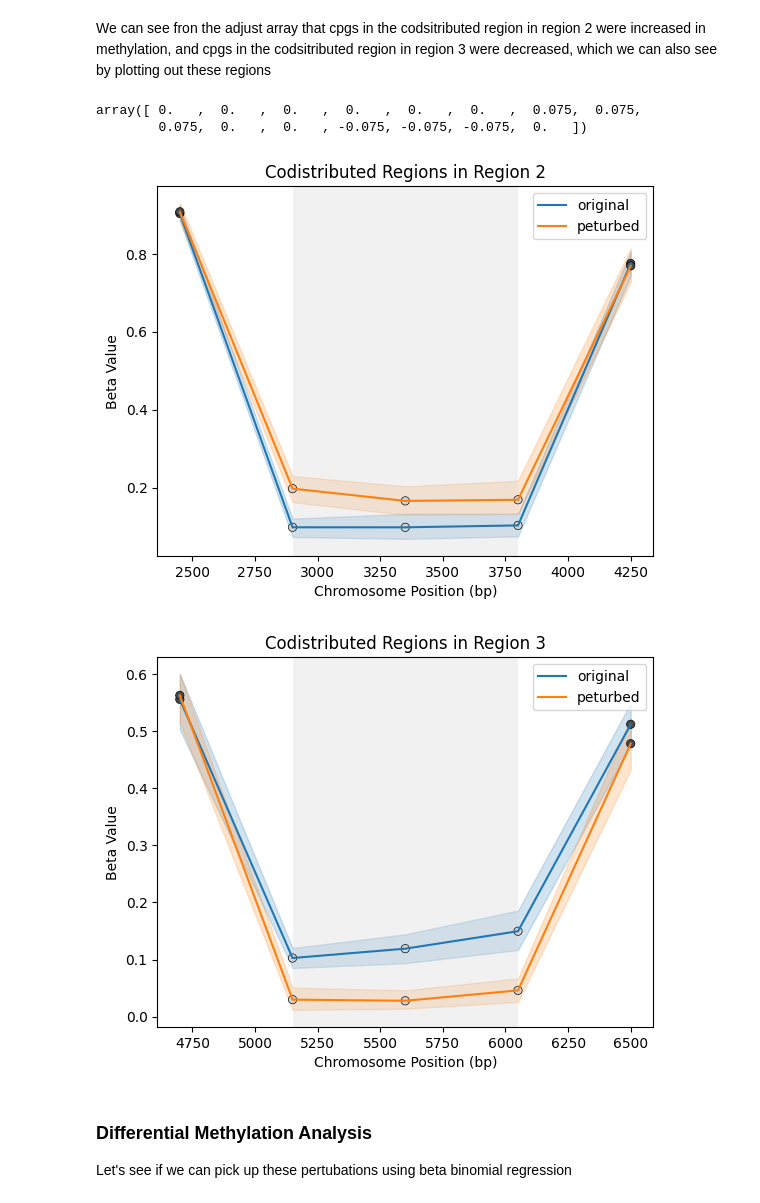
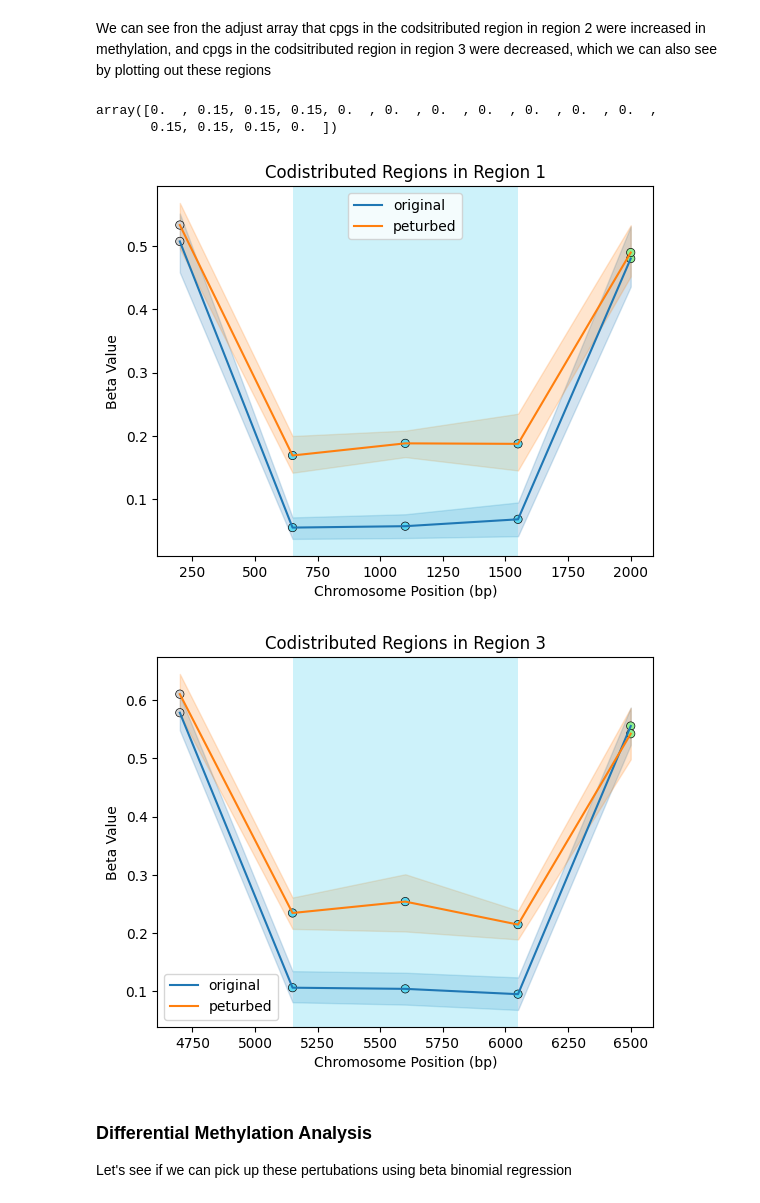
Before and after one commit to AndyCGraham/pyMethTools, a Jupyter notebook: vignettes/vignette.ipynb, the cells around one changed output. Cells and saved outputs as stored; diff of their text form; code cells hidden in the pictures.

Commit message:
Enhancement:new_codistrib

```diff
--- a/vignettes/vignette.ipynb
+++ b/vignettes/vignette.ipynb
@@ -12,7 +15,7 @@ np.random.seed(123)
 sample_size=15
 n_cpg=15
 read_depth=30
-meth_levels=[0.5,0.06,0.06,0.06,0.5,0.9,0.1,0.1,0.1,0.8, 0.6,0.12,0.13,0.14,0.5]
+meth_levels=[0.5,0.06,0.06,0.06,0.5,0.9,0.1,0.1,0.1,0.8, 0.6,0.12,0.13,0.12,0.5]
 coverage = np.empty(shape=(n_cpg,sample_size), dtype=int)
 meth = np.empty(shape=(n_cpg,sample_size), dtype=int)
 for sample in range(0, sample_size):
@@ -62,7 +62,11 @@ We can see in this simple example we found that the middle three cpgs in each re
 We can also simulate a pertubation to a set of samples, which alters the level of methylation in some of these regions.
 This is done by setting adjust factor, which specifies the log2FoldChange of the proportion of reads methylated at a CpG. This adjust factor will be applied to cpgs in n_diff_regions (here 2), with half of the regions experiencing a negative change and half a positive change in the number of reads methylated over their CpGs by default (change the prop_pos paramter to alter this).
 # %%
-sim_meth,sim_coverage,adjust=obj.sim_multiple_cpgs(sample_size=15,use_codistrib_regions=True,ncpu=1,adjust_factor=0.075,n_diff_regions=2,chunksize=1)
+sim_meth,sim_coverage,adjust,adjust_regions=obj.sim_multiple_cpgs(sample_size=15,
+                                                                  use_codistrib_regions=True,
+                                                                  ncpu=1,adjust_factor=0.15,
+                                                                  n_diff_regions=[2,0],
+                                                                  chunksize=1)
 combined_meth=np.concatenate([meth,sim_meth],axis=1)
 combined_coverage=np.concatenate([coverage,sim_coverage],axis=1)
 beta_vals=combined_meth/combined_coverage
@@ -71,16 +75,16 @@ We can see fron the adjust array that cpgs in the codsitributed region in region
 # %%
 adjust
 # %% [output]
-array([ 0.   ,  0.   ,  0.   ,  0.   ,  0.   ,  0.   ,  0.075,  0.075,
-        0.075,  0.   ,  0.   , -0.075, -0.075, -0.075,  0.   ])
+array([0.  , 0.15, 0.15, 0.15, 0.  , 0.  , 0.  , 0.  , 0.  , 0.  , 0.  ,
+       0.15, 0.15, 0.15, 0.  ])
 # %%
-obj.region_plot(2, beta_vals=beta_vals,contrast=np.repeat(["original","peturbed"],15))
+obj.region_plot(1, beta_vals=beta_vals,contrast=np.repeat(["original","peturbed"],15))
 # %% [output]
-[figure, old version]
+[figure, new version]
 # %%
 obj.region_plot(3, beta_vals=beta_vals,contrast=np.repeat(["original","peturbed"],15))
 # %% [output]
-[figure, old version]
+[figure, new version]
 # %% [markdown]
 ### Differential Methylation Analysis
 Let's see if we can pick up these pertubations using beta binomial regression
```
Also changed, not shown: parts of 15 cells of this notebook, 2 other files.
